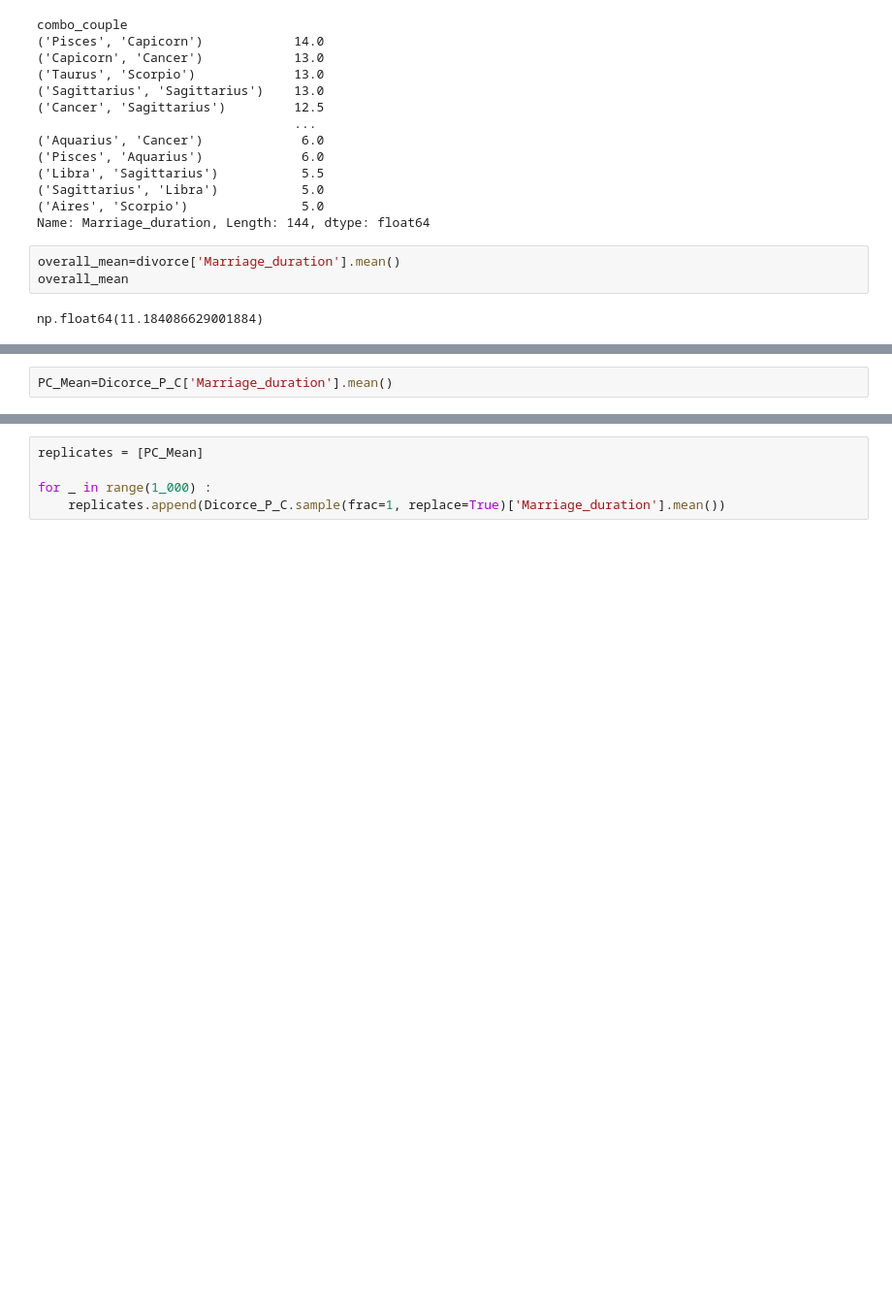
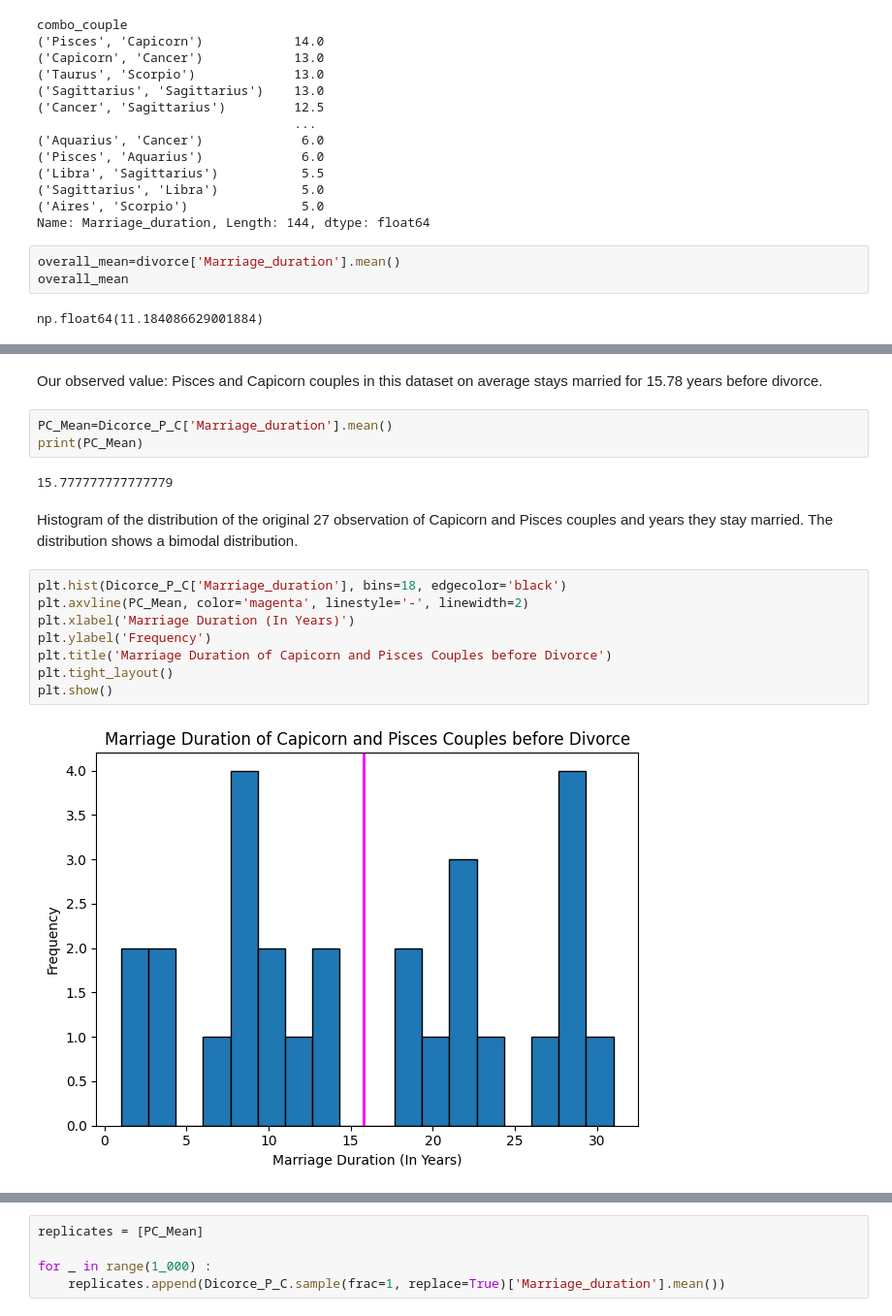
Before and after one commit to eleanorerickson1107/astrology_final_project, a Jupyter notebook: Astrology.ipynb, the cells around one changed output, grey strips where cells are left out. Shown at 97% size. Saved outputs shown, nothing was run; the diff lists cells and outputs as text; blank space fills up the shorter version.

```diff
--- a/Astrology.ipynb
+++ b/Astrology.ipynb
@@ -138,2 +112,19 @@ Dicorce_P_C=divorce_PC[divorce_PC['combo_couple']=="('Pisces', 'Capicorn')"]
+# %% [markdown]
+Our observed value: Pisces and Capicorn couples in this dataset on average stays married for 15.78 years before divorce.
 # %%
 PC_Mean=Dicorce_P_C['Marriage_duration'].mean()
+print(PC_Mean)
+# %% [output]
+15.777777777777779
+# %% [markdown]
+Histogram of the distribution of the original 27 observation of Capicorn and Pisces couples and years they stay married. The distribution shows a bimodal distribution.
+# %%
+plt.hist(Dicorce_P_C['Marriage_duration'], bins=18, edgecolor='black')
+plt.axvline(PC_Mean, color='magenta', linestyle='-', linewidth=2)
+plt.xlabel('Marriage Duration (In Years)')
+plt.ylabel('Frequency')
+plt.title('Marriage Duration of Capicorn and Pisces Couples before Divorce')
+plt.tight_layout()
+plt.show()
+# %% [output]
+[figure, added]
```
Also changed, not shown: parts of 56 cells of this notebook.
